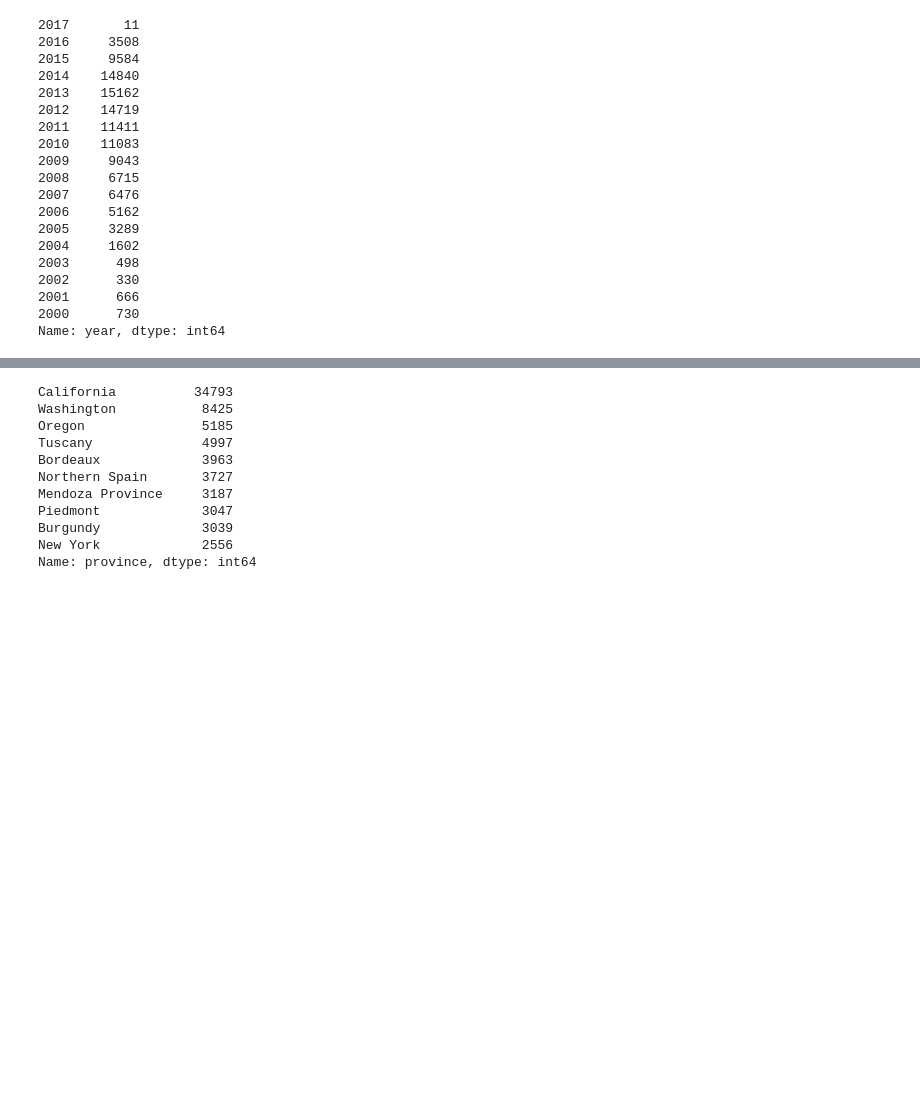
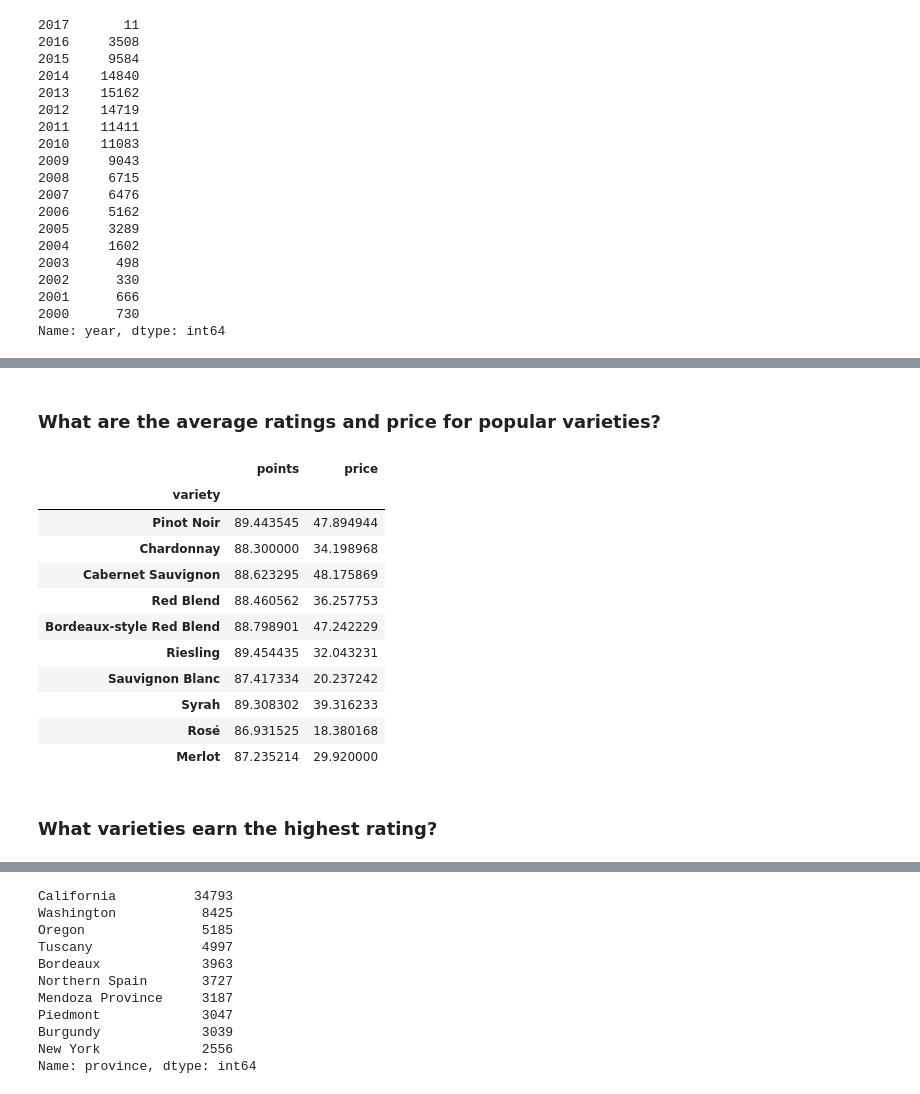
Before and after one commit to whitneyshine/austin_project, a Jupyter notebook: Wine_Ratings.ipynb, the cells around one changed output, grey strips where cells are left out. Saved outputs shown, nothing was run; the diff lists cells and outputs as text; code cells hidden in the pictures; blank space fills up the shorter version.

```diff
--- a/Wine_Ratings.ipynb
+++ b/Wine_Ratings.ipynb
@@ -542,0 +642,4 @@ Name: year, dtype: int64
+# %%
+# Show top 10 grape varieties.
+pop_varieties_count = wine_df['variety'].value_counts().nlargest(10)
+pop_varieties_count
@@ -542,0 +658,36 @@ Name: year, dtype: int64
+# %% [markdown]
+### What are the average ratings and price for popular varieties?
+# %%
+# Show top 10 grape varieties and their average rating and average price.
+list(pop_varieties_count.index)
+
+# Calculate average points and price for all varieties.
+pop_varieties_rating = wine_df.groupby(['variety']).mean()
+pop_varieties_rating['variety'] = pop_varieties_rating.index
+
+def filterbylist(filterlist):
+    # instantiated our filtered_df using the first string in our filterlist
+    filtered_df = pop_varieties_rating[pop_varieties_rating['variety']==filterlist[0]]
+
+    # adds all other varieties to the filtered_df, 1 at a time
+    for grape_variety in filterlist[1:]:
+        loop_df = pop_varieties_rating[pop_varieties_rating['variety']==grape_variety]
+        filtered_df = pd.concat([filtered_df, loop_df])
+    return filtered_df
+
+filterbylist(list(pop_varieties_count.index)).drop(['variety'], axis=1)
+# %% [output]
+|  | points | price |
+| variety |  |  |
+| Pinot Noir | 89.443545 | 47.894944 |
+| Chardonnay | 88.300000 | 34.198968 |
+| Cabernet Sauvignon | 88.623295 | 48.175869 |
+| Red Blend | 88.460562 | 36.257753 |
+| Bordeaux-style Red Blend | 88.798901 | 47.242229 |
+| Riesling | 89.454435 | 32.043231 |
+| Sauvignon Blanc | 87.417334 | 20.237242 |
+| Syrah | 89.308302 | 39.316233 |
+| Rosé | 86.931525 | 18.380168 |
+| Merlot | 87.235214 | 29.920000 |
+# %% [markdown]
+### What varieties earn the highest rating?
```
Also changed, not shown: parts of 46 cells of this notebook.
